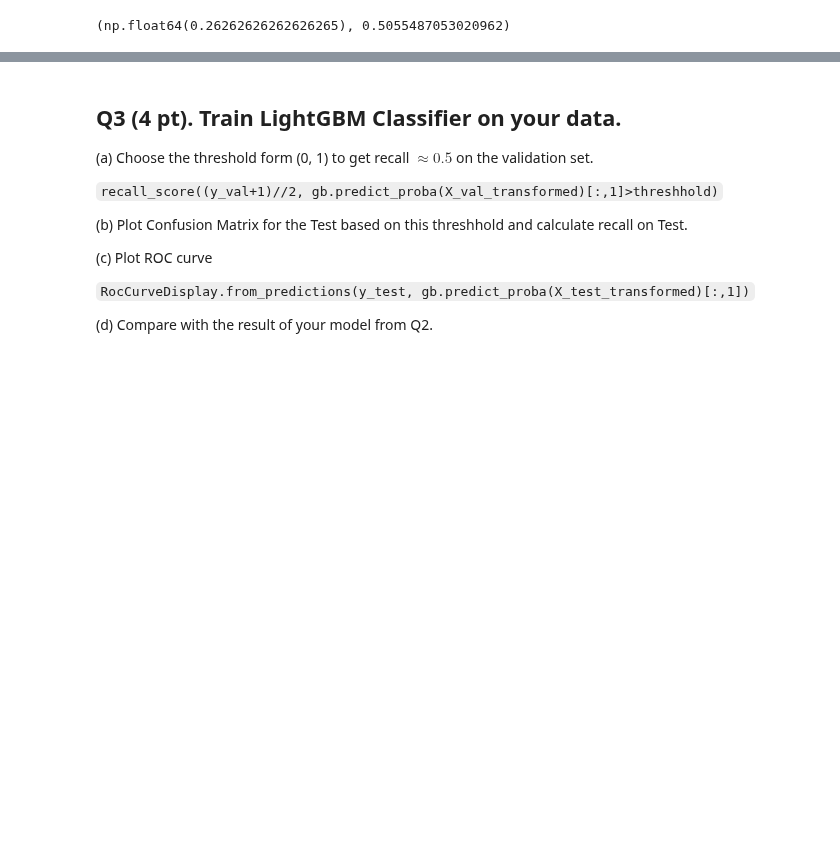
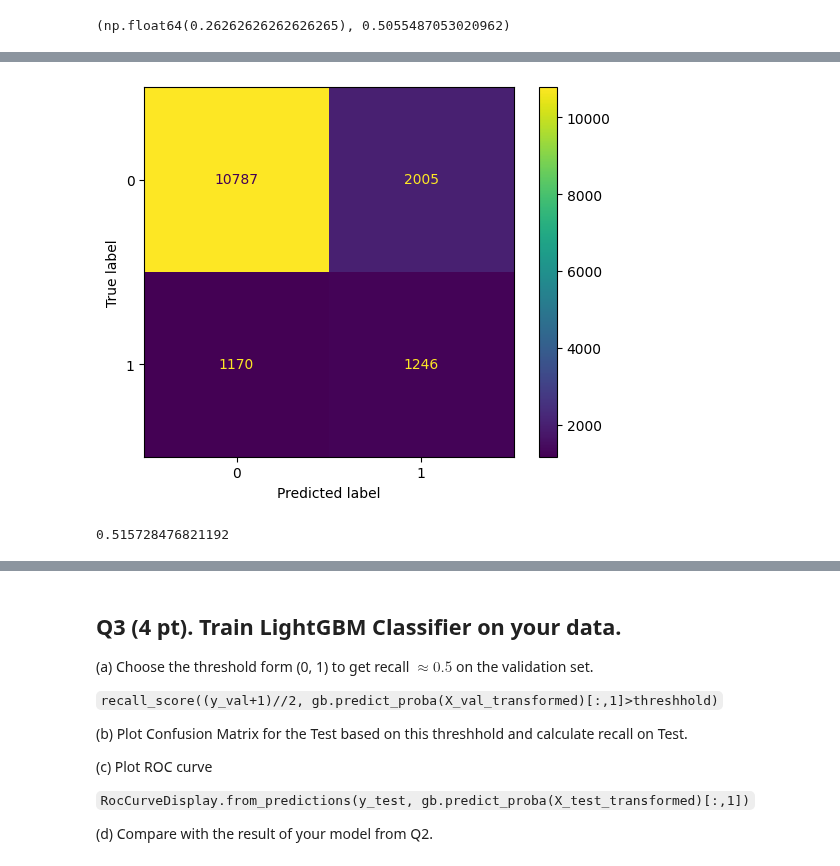
Before and after one commit to Nick-Azzarano/Machine-Learning-Practice, a Jupyter notebook: Spring2025/Homeworks/HW8_Azzarano_Nick.ipynb, the cells around one changed output, grey strips where cells are left out. Cells and saved outputs as stored; diff of their text form; code cells hidden in the pictures; blank space fills up the shorter version.

```diff
--- a/Spring2025/Homeworks/HW8_Azzarano_Nick.ipynb
+++ b/Spring2025/Homeworks/HW8_Azzarano_Nick.ipynb
@@ -349,0 +346,13 @@ best_threshold, best_recall
+# %%
+# (b) Plot Confusion Matrix for the Test based on this threshhold and calculate recall on Test.
+probs_test = boosting.predict_proba(X_test_transformed)
+y_pred_test = probs_test > best_threshold
+ConfusionMatrixDisplay.from_predictions((y_test + 1) // 2, y_pred_test)
+plt.show()
+# %% [output]
+[figure, added]
+# %%
+recall_test = recall_score((y_test + 1) // 2, y_pred_test)
+recall_test
+# %% [output]
+0.515728476821192
```
Also changed, not shown: parts of 2 cells of this notebook.
